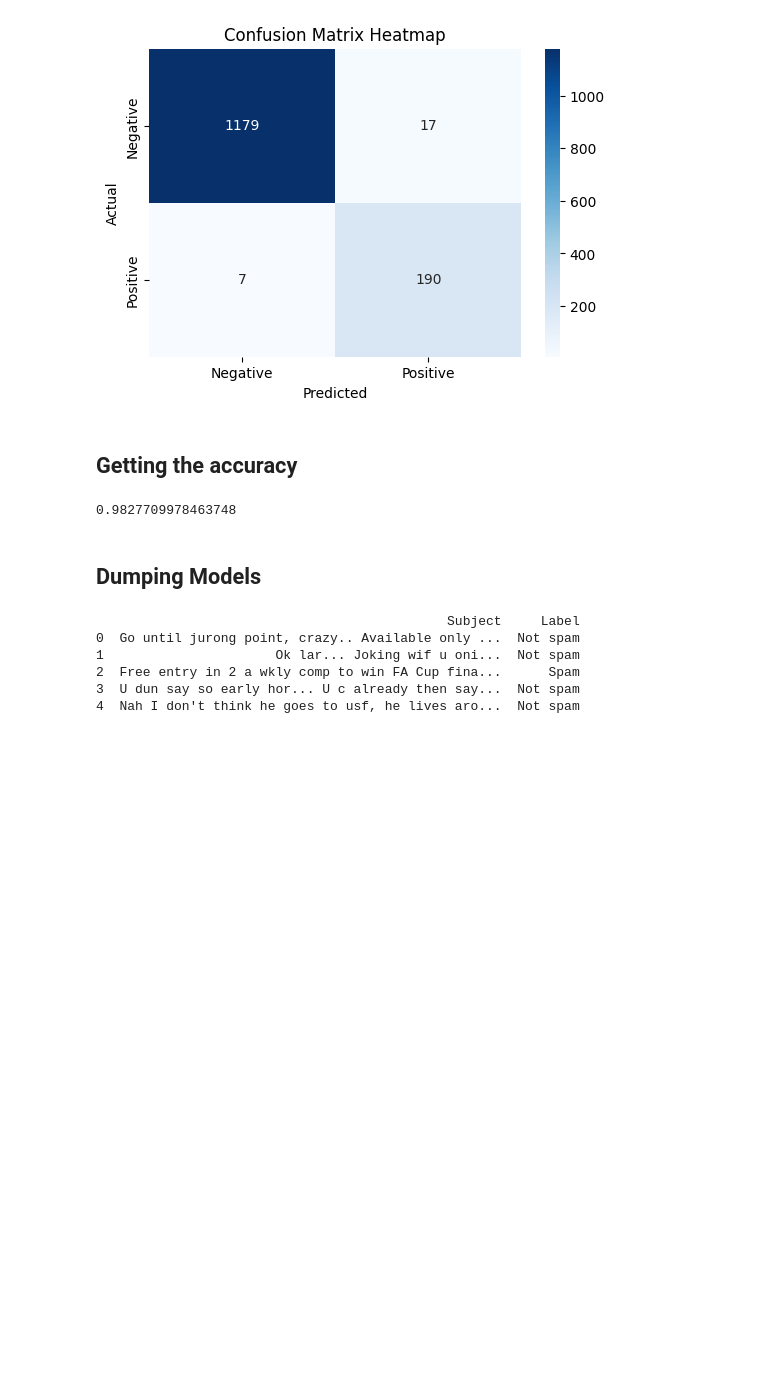
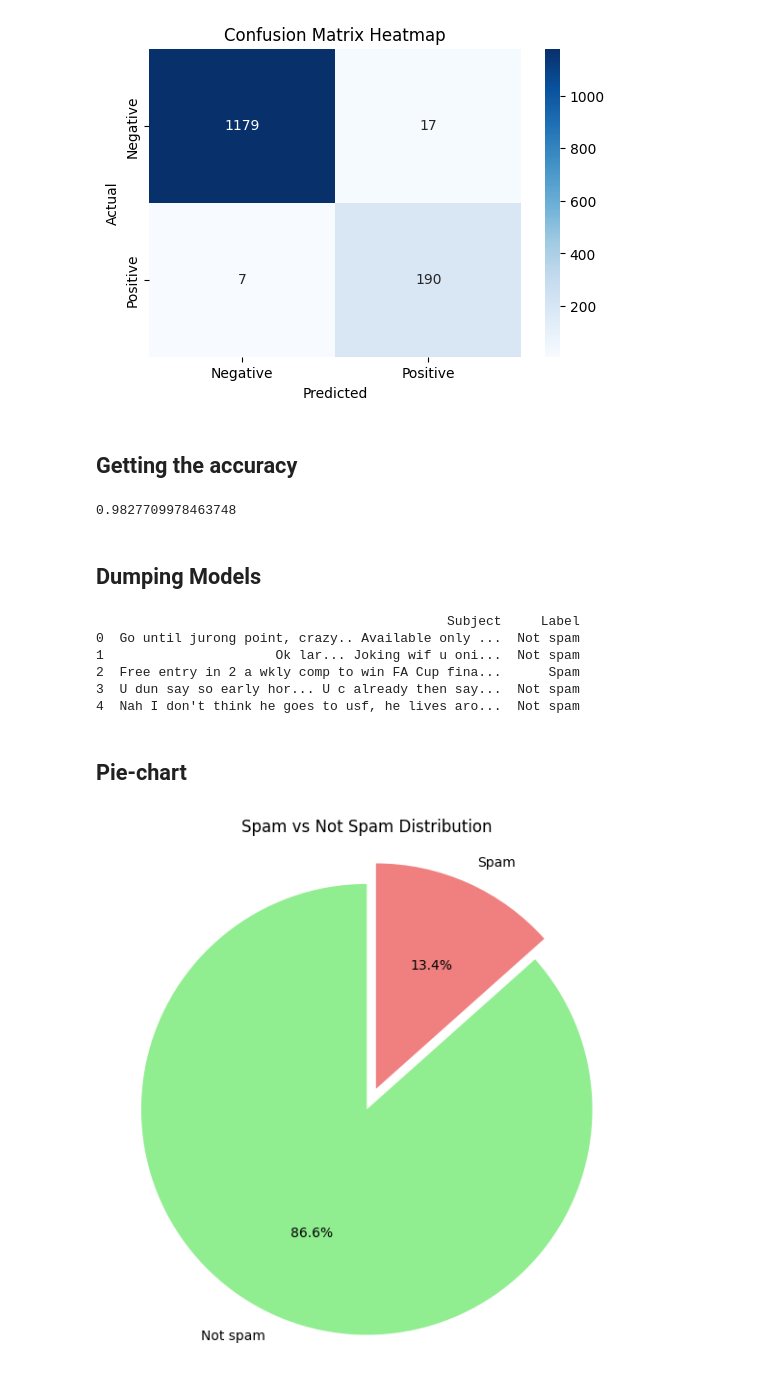
Before and after one commit to sanskriti49/spam-detection, a Jupyter notebook: model.ipynb, the cells around one changed output. Saved outputs shown, nothing was run; the diff lists cells and outputs as text; code cells hidden in the pictures; blank space fills up the shorter version.

```diff
--- a/model.ipynb
+++ b/model.ipynb
@@ -130,3 +130,17 @@ print(final_df.head())
 2  Free entry in 2 a wkly comp to win FA Cup fina...      Spam
 3  U dun say so early hor... U c already then say...  Not spam
 4  Nah I don't think he goes to usf, he lives aro...  Not spam
+# %% [markdown]
+## Pie-chart
+# %%
+# Count the occurrences of each label
+label_counts = final_df['Label'].value_counts()
+
+# Plot the pie chart
+plt.figure(figsize=(7, 7))
+plt.pie(label_counts, labels=label_counts.index, autopct='%1.1f%%', colors=['lightgreen', 'lightcoral'], startangle=90, explode=(0.1, 0))
+plt.title('Spam vs Not Spam Distribution')
+plt.axis('equal')  # Equal aspect ratio ensures that pie chart is drawn as a circle.
+plt.show()
+# %% [output]
+[figure, added]
```
